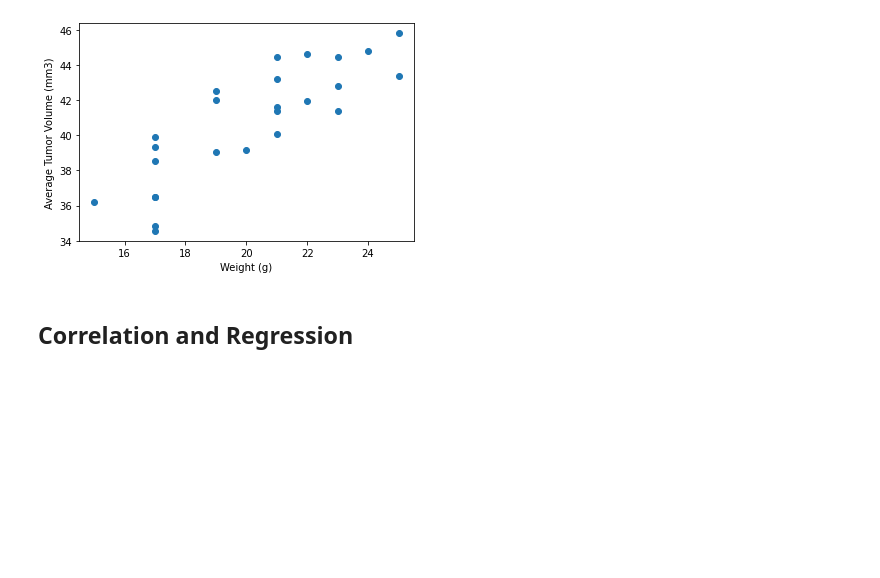
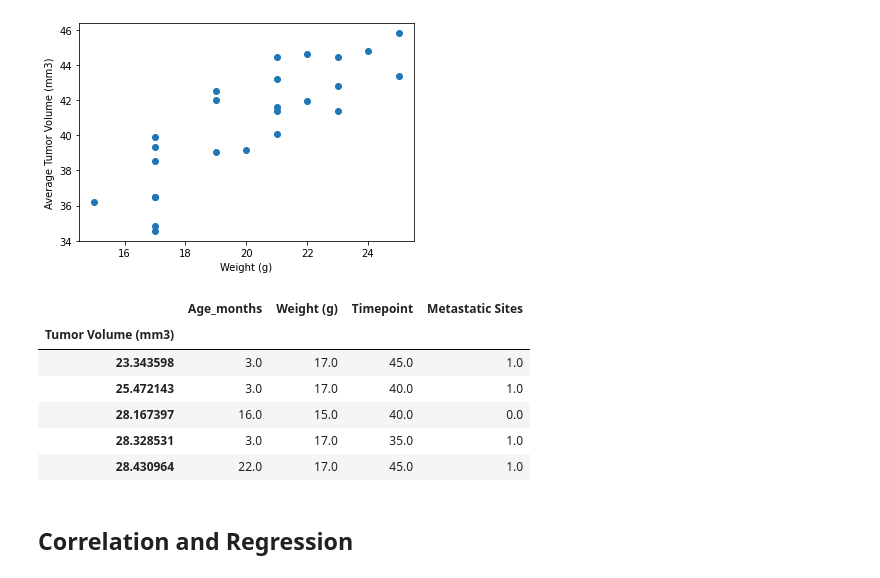
Before and after one commit to awinston8089/matplotlibchallenge, a Jupyter notebook: Instructions/Pymaceuticals/pymaceuticals_starter.ipynb, the cells around one changed output. Saved outputs shown, nothing was run; the diff lists cells and outputs as text; code cells hidden in the pictures; blank space fills up the shorter version.

```diff
--- a/Instructions/Pymaceuticals/pymaceuticals_starter.ipynb
+++ b/Instructions/Pymaceuticals/pymaceuticals_starter.ipynb
@@ -321,5 +321,15 @@ plt.ylabel('Average Tumor Volume (mm3)')
 plt.show()
 # %% [output]
 [figure]
+# %%
+capomulin_average_tumorweight.head()
+# %% [output]
+|  | Age_months | Weight (g) | Timepoint | Metastatic Sites |
+| Tumor Volume (mm3) |  |  |  |  |
+| 23.343598 | 3.0 | 17.0 | 45.0 | 1.0 |
+| 25.472143 | 3.0 | 17.0 | 40.0 | 1.0 |
+| 28.167397 | 16.0 | 15.0 | 40.0 | 0.0 |
+| 28.328531 | 3.0 | 17.0 | 35.0 | 1.0 |
+| 28.430964 | 22.0 | 17.0 | 45.0 | 1.0 |
 # %% [markdown]
 ## Correlation and Regression
```
Also changed, not shown: parts of 3 cells of this notebook.
